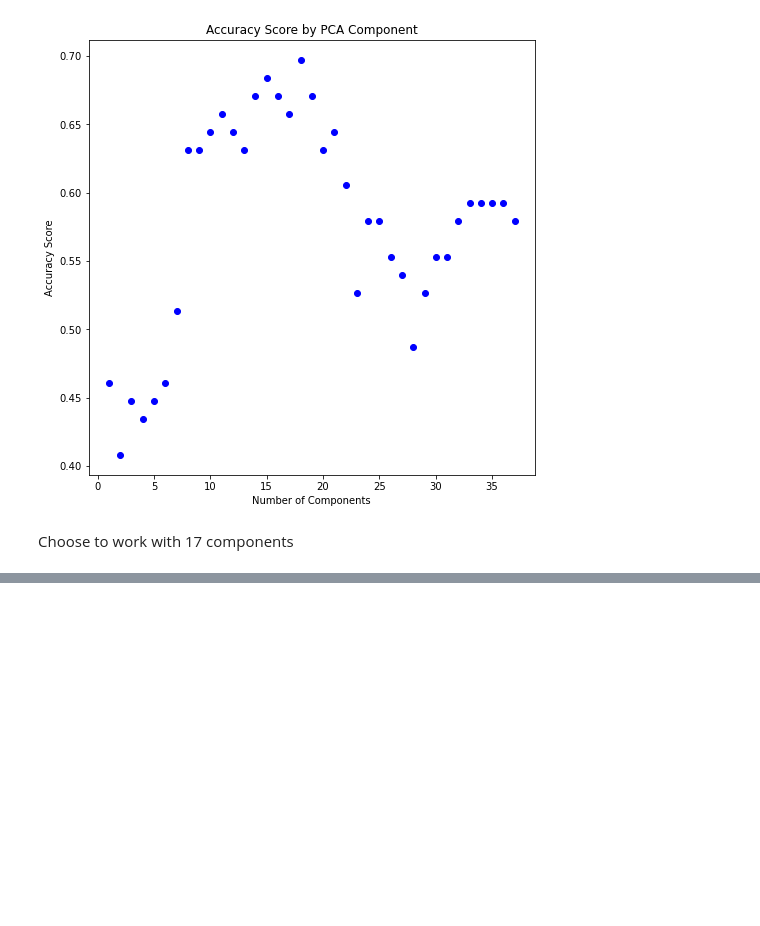
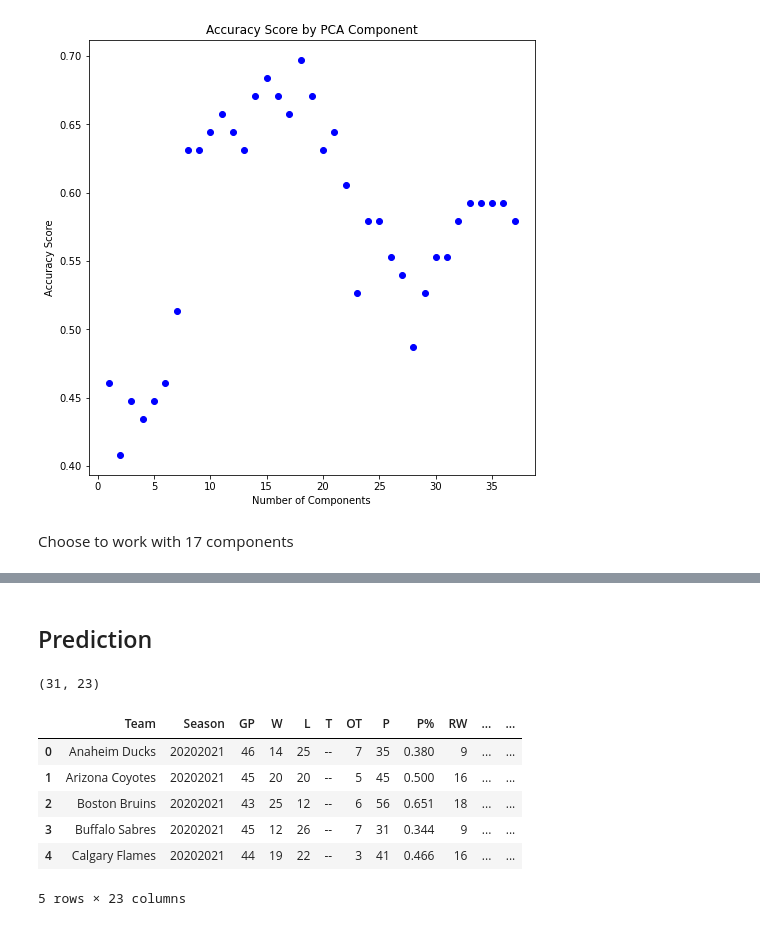
Before and after one commit to Carsi6/Sports_Prediction, a Jupyter notebook: adam_copy.ipynb, the cells around one changed output, grey strips where cells are left out. Drawn from its saved outputs; the diff is of its cells as text; code cells hidden in the pictures; blank space fills up the shorter version.

Commit message:
Cleaned this year's data

```diff
--- a/adam_copy.ipynb
+++ b/adam_copy.ipynb
@@ -314,0 +320,16 @@ print(error, r_squared)
+# %% [markdown]
+## Prediction
+# %%
+nhl_pred_data = pd.read_csv("nhl_data_2020-21.csv")
+nhl_pred_data.sort_values(by=["Team"], axis=0, ascending=True, inplace=True, ignore_index=True)
+print(nhl_pred_data.shape)
+nhl_pred_data.head()
+# %% [output]
+(31, 23)
+|  | Team | Season | GP | W | L | T | OT | P | P% | RW | ... | ... |
+| 0 | Anaheim Ducks | 20202021 | 46 | 14 | 25 | -- | 7 | 35 | 0.380 | 9 | ... | ... |
+| 1 | Arizona Coyotes | 20202021 | 45 | 20 | 20 | -- | 5 | 45 | 0.500 | 16 | ... | ... |
+| 2 | Boston Bruins | 20202021 | 43 | 25 | 12 | -- | 6 | 56 | 0.651 | 18 | ... | ... |
+| 3 | Buffalo Sabres | 20202021 | 45 | 12 | 26 | -- | 7 | 31 | 0.344 | 9 | ... | ... |
+| 4 | Calgary Flames | 20202021 | 44 | 19 | 22 | -- | 3 | 41 | 0.466 | 16 | ... | ... |
+5 rows × 23 columns
```
Also changed, not shown: parts of 12 cells of this notebook.
